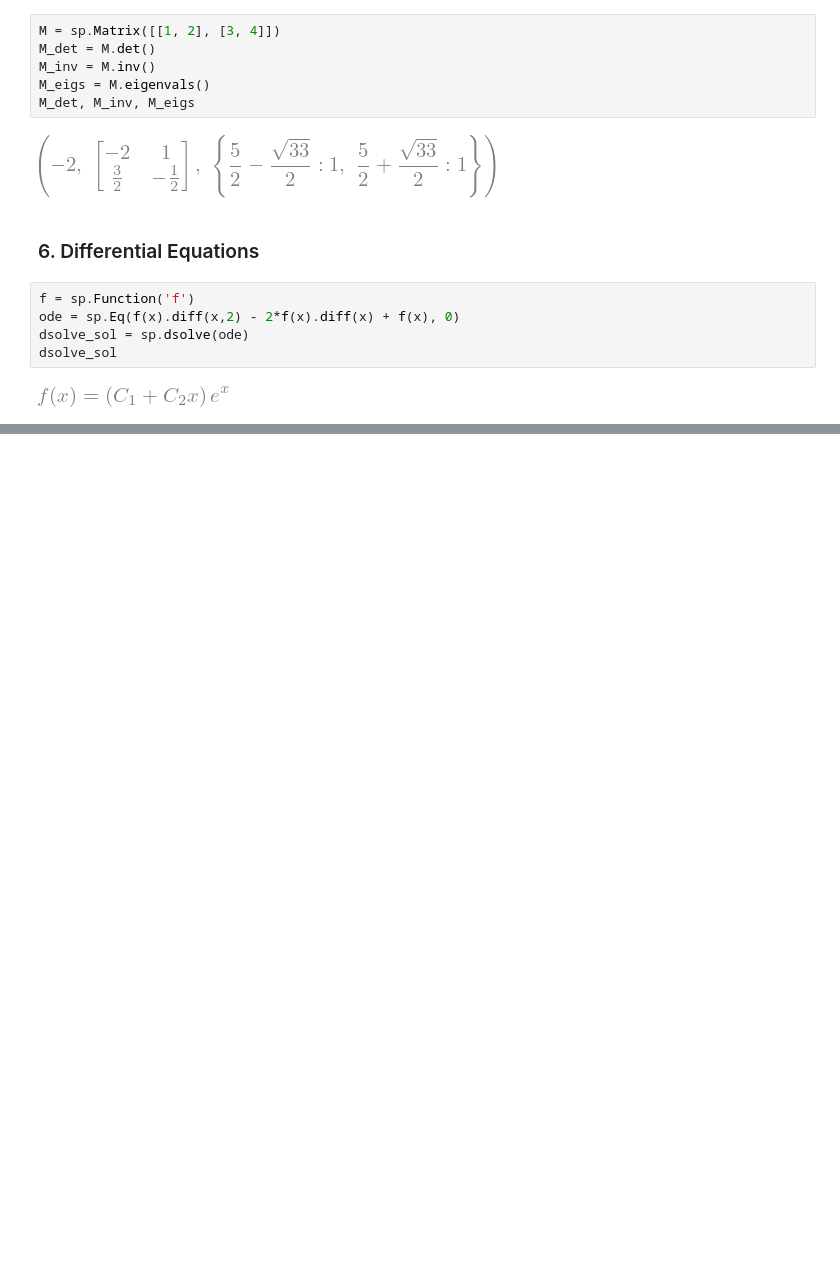
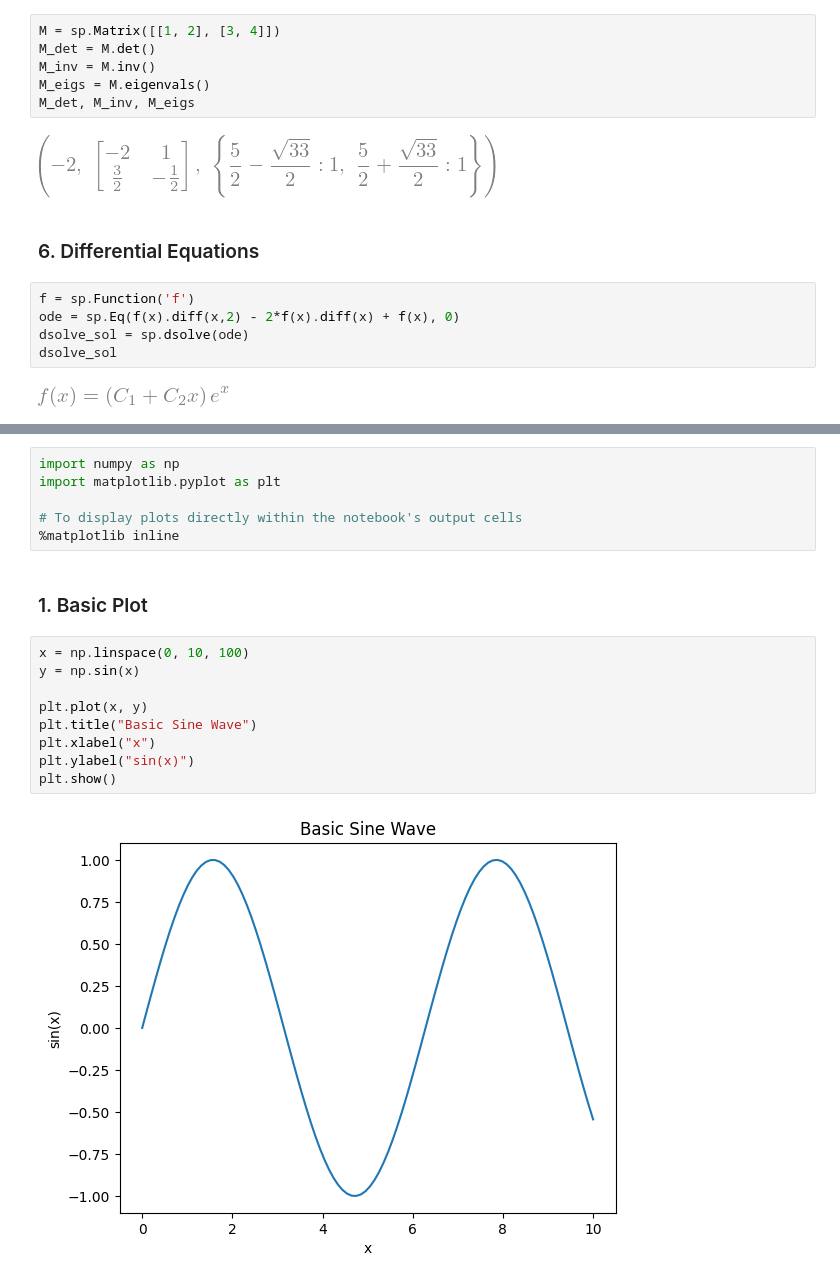
Before and after one commit to aminfakhari/python-tutorial, a Jupyter notebook: python-tutorial.ipynb, the cells around one changed output, grey strips where cells are left out. Drawn from its saved outputs; the diff is of its cells as text; blank space fills up the shorter version.

```diff
--- a/python-tutorial.ipynb
+++ b/python-tutorial.ipynb
@@ -320,0 +361,19 @@ dsolve_sol
+# %%
+import numpy as np
+import matplotlib.pyplot as plt
+
+# To display plots directly within the notebook's output cells
+%matplotlib inline
+# %% [markdown]
+### 1. Basic Plot
+# %%
+x = np.linspace(0, 10, 100)
+y = np.sin(x)
+
+plt.plot(x, y)
+plt.title("Basic Sine Wave")
+plt.xlabel("x")
+plt.ylabel("sin(x)")
+plt.show()
+# %% [output]
+[figure, added]
```
Also changed, not shown: parts of 32 cells of this notebook.
